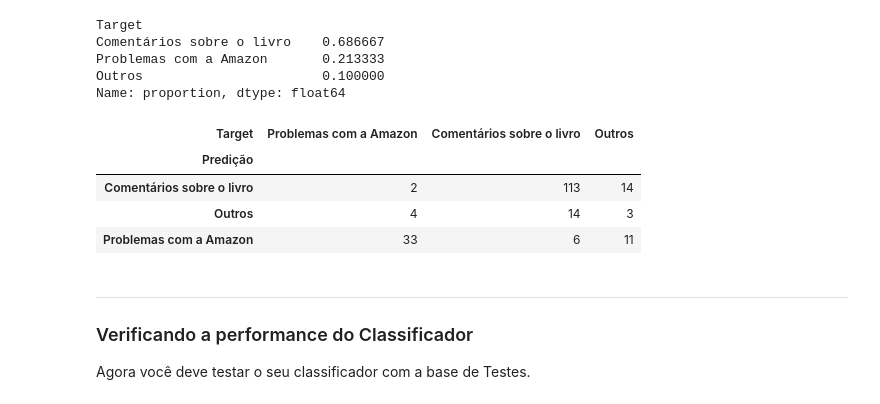
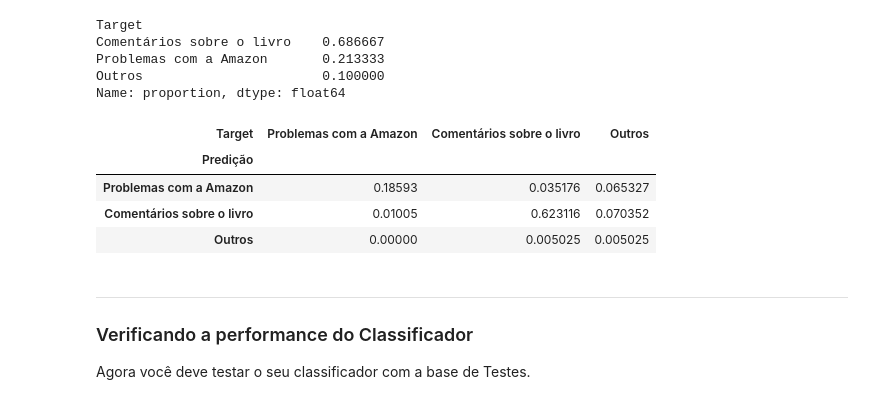
Before and after one commit to Phvr06/cdados-p1, a Jupyter notebook: Projeto1 Template.ipynb, the cells around one changed output. Drawn from its saved outputs; the diff is of its cells as text; code cells hidden in the pictures.

Commit message:
Correção na predição

```diff
--- a/Projeto1 Template.ipynb
+++ b/Projeto1 Template.ipynb
@@ -103,10 +84,10 @@ def cleanup(text):
     """
         Função de limpeza muito simples que troca alguns sinais básicos por espaços
     """
-    texto_sem_stop_words = ''
-    for palavra in text.split():
-        if palavra not in stop_words:
-            texto_sem_stop_words += palavra + ' '
+    # texto_sem_stop_words = ''
+    # for palavra in text.split():
+    #     if palavra not in stop_words:
+    #         texto_sem_stop_words += palavra + ' '
 
     punctuation = r'[\`\"\!\-\.\:\?\;\$\'\,]' # Note que os sinais [] são delimitadores de um conjunto.
     pattern = re.compile(punctuation)
@@ -118,7 +99,7 @@ def cleanup(text):
                         u"\U00002702-\U000027B0"
                         u"\U000024C2-\U0001F251"
                         "]+", flags=re.UNICODE)
-    text_subbed = re.sub(emoji_pattern, '', texto_sem_stop_words)
+    text_subbed = re.sub(emoji_pattern, '', text)
     text_subbed = re.sub(pattern, '', text_subbed)
     return text_subbed.lower()
 # %%
@@ -288,34 +269,38 @@ for i, frase in test['Mensagem'].items():
     prob_outros = 1
     for palavra in frase:
         if palavra not in palavras_amazon_lista:
-            prob_amazon *= (0 + 1)/(n_palavras_amazon + n_palavras_diff)
+            prob_amazon *= (0 + 1)/(n_palavras_amazon + n_palavras_diff) * 10e3
         else:
-            prob_amazon *= (P_palavra_dado_amazon[palavra] + 1)/(n_palavras_amazon + n_palavras_diff)
+            prob_amazon *= (P_palavra_dado_amazon[palavra] + 1)/(n_palavras_amazon + n_palavras_diff) * 10e3
 
         if palavra not in palavras_livro_lista:
-            prob_livro *= (0 + 1)/(n_palavras_livro + n_palavras_diff)
+            prob_livro *= (0 + 1)/(n_palavras_livro + n_palavras_diff) * 10e3
         else:
-            prob_livro *= (P_palavra_dado_livro[palavra] + 1)/(n_palavras_livro + n_palavras_diff)
+            prob_livro *= (P_palavra_dado_livro[palavra] + 1)/(n_palavras_livro + n_palavras_diff) * 10e3
 
         if palavra not in palavras_outros_lista:
-            prob_outros *= (0 + 1)/(n_palavras_outros + n_palavras_diff)
+            prob_outros *= (0 + 1)/(n_palavras_outros + n_palavras_diff) * 10e3
         else:
-            prob_outros *= (P_palavra_dado_outros[palavra] + 1)/(n_palavras_outros + n_palavras_diff)
+            prob_outros *= (P_palavra_dado_outros[palavra] + 1)/(n_palavras_outros + n_palavras_diff) * 10e3
 
     if prob_amazon > prob_livro and prob_amazon > prob_outros:
         test.loc[i, 'Predição'] = 'Problemas com a Amazon'
     elif prob_livro > prob_amazon and prob_livro > prob_outros:
         test.loc[i, 'Predição'] = 'Comentários sobre o livro'
-    else:
+    elif prob_outros > prob_amazon and prob_outros > prob_livro:
         test.loc[i, 'Predição'] = 'Outros'
+# %%
+test['Predição'] = test['Predição'].astype('category')
+
+test['Predição'] = test['Predição'].cat.reorder_categories(['Problemas com a Amazon', 'Comentários sobre o livro', 'Outros'])
 # %%
-pd.crosstab(test['Predição'], test['Target'])
+pd.crosstab(test['Predição'], test['Target'], normalize='all')
 # %% [output]
 | Target | Problemas com a Amazon | Comentários sobre o livro | Outros |
 | Predição |  |  |  |
-| Comentários sobre o livro | 2 | 113 | 14 |
-| Outros | 4 | 14 | 3 |
-| Problemas com a Amazon | 33 | 6 | 11 |
+| Problemas com a Amazon | 0.18593 | 0.035176 | 0.065327 |
+| Comentários sobre o livro | 0.01005 | 0.623116 | 0.070352 |
+| Outros | 0.00000 | 0.005025 | 0.005025 |
 # %% [markdown]
 ___
 ### Verificando a performance do Classificador
```
Also changed, not shown: parts of 2 cells of this notebook.
